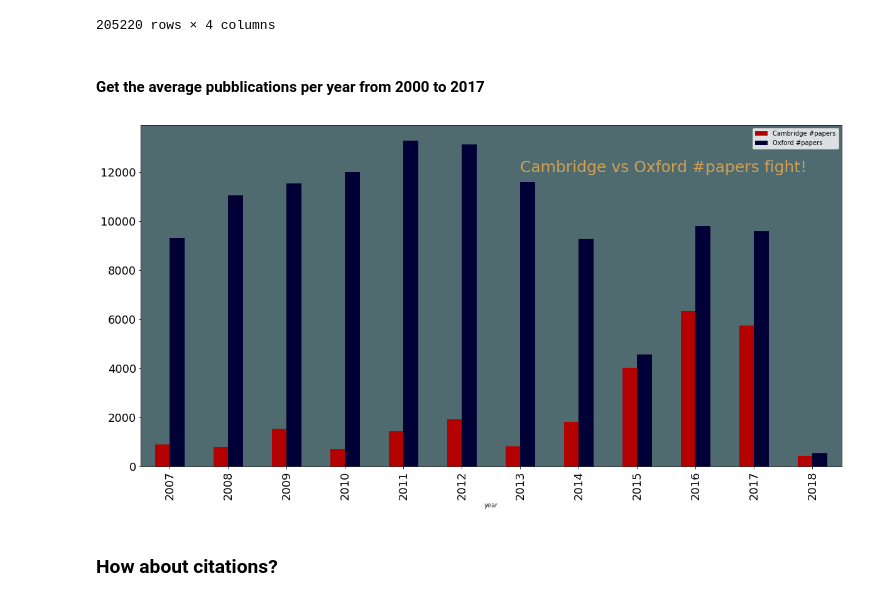
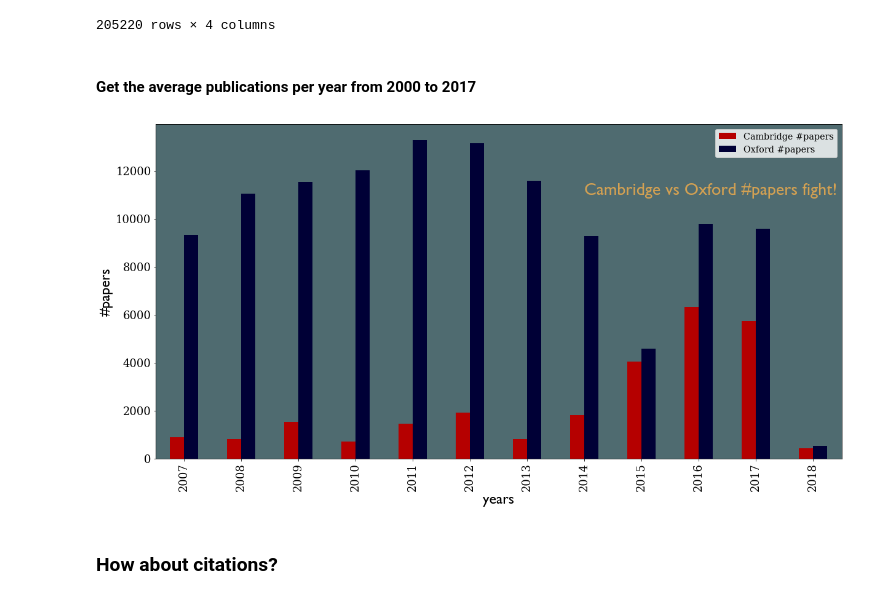
Before and after one commit to oacore/cambridge-vs-oxford-repo-showdown, a Jupyter notebook: Oxford vs Cambridge 2018 edition.ipynb, the cells around one changed output. Cells and saved outputs as stored; diff of their text form; code cells hidden in the pictures.

```diff
--- a/Oxford vs Cambridge 2018 edition.ipynb
+++ b/Oxford vs Cambridge 2018 edition.ipynb
@@ -31,5 +31,8 @@ class RenderJSON(object):
         document.getElementById('%s').appendChild(renderjson(%s))
         });
         """ % (self.uuid, self.json_str), raw=True)
+
+from matplotlib import rcParams
+rcParams['font.family'] = 'serif'
 # %% [markdown]
 !['Cambridge vs. Oxford repository showdown!'](resources/reposhowdown.png)
@@ -148,7 +152,7 @@ oxford
 | 205219 | 146500923 | Inverted activity patterns in ven... | 2017-12-01 | 10.1038/s41467-017-01833-5 |
 205220 rows × 4 columns
 # %% [markdown]
-#### Get the average pubblications per year from 2000 to 2017
+#### Get the average publications per year from 2000 to 2017
 # %%
 from dateutil.parser import parse
 from datetime import *
@@ -164,18 +168,23 @@ oxford["year"] = oxford["Published date"].apply(lambda x: date_conv(x) )
 # %%
 cam_year = cambridge.groupby("year")['year'].agg(['count'])
 ox_year = oxford.groupby("year")['year'].agg(['count'])
 oxbridge_years = cam_year.merge(ox_year, right_index=True, left_index=True)
 oxbridge_years.columns=["Cambridge #papers", "Oxford #papers"]
 
 oxbridge_years=oxbridge_years[oxbridge_years.index>2006]
+import matplotlib.font_manager as fm
 
 ax = oxbridge_years.plot(kind="bar", xlim=(2010,2017), figsize=(20,10), color=['#B50000', '#000036'])
-ax.text(6,12000,"Cambridge vs Oxford #papers fight!", color='#D3A153', fontsize=25)
+prop = fm.FontProperties(fname='/Library/Fonts/GillSans.ttc')
+ax.text(7,11000,"Cambridge vs Oxford #papers fight!", color='#D3A153', fontproperties=prop, size=28)
 
 ax.set_facecolor('#4F6B70')
+ax.set_ylabel("#papers",  fontproperties=prop, fontsize=24)
+ax.set_xlabel("years", fontproperties=prop, fontsize=24)
+ax.legend( fontsize="x-large")
 ax.tick_params(labelsize=18)
 # %% [output]
-[figure, old version]
+[figure, new version]
 # %% [markdown]
 ### How about citations?
 # %%
```
Also changed, not shown: parts of 14 cells of this notebook.
